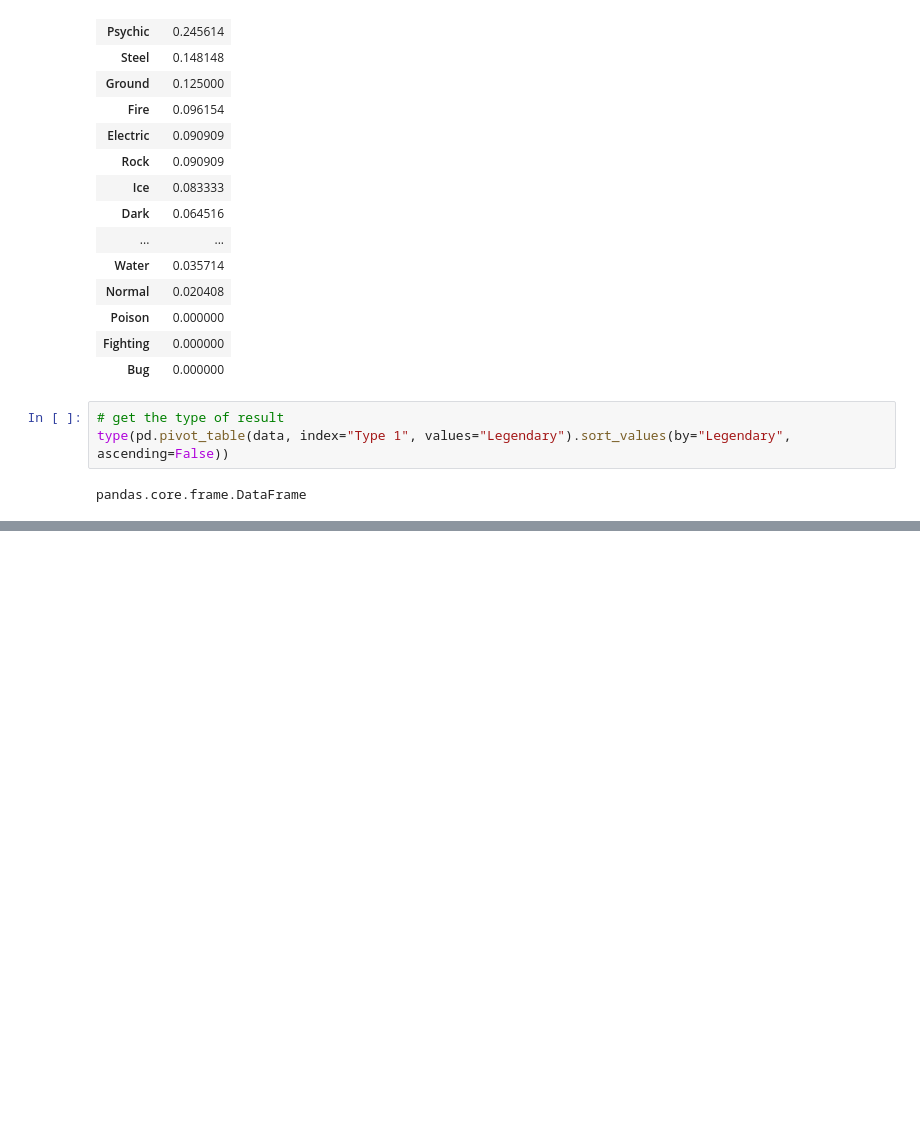
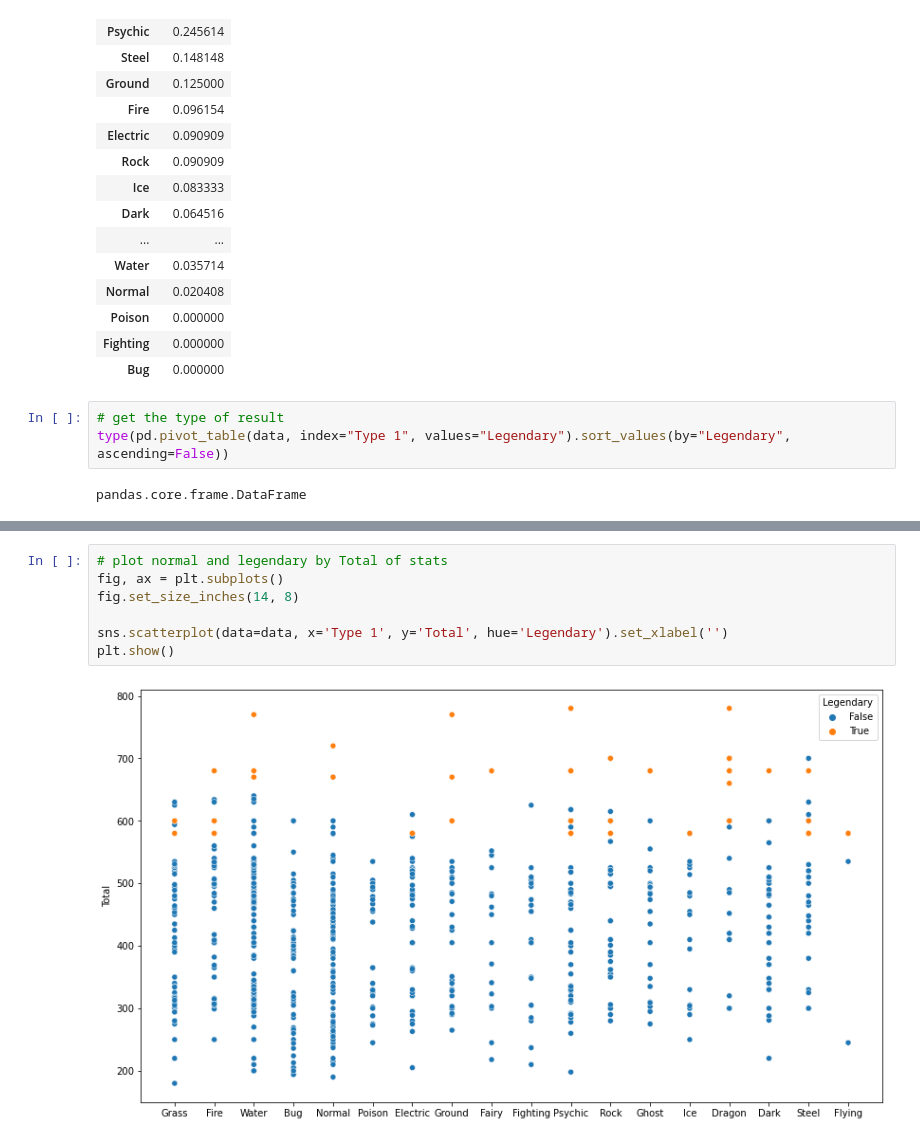
Before and after one commit to jujemu/Aiffel, a Jupyter notebook: Node/N-11.ipynb, the cells around one changed output, grey strips where cells are left out. Drawn from its saved outputs; the diff is of its cells as text; blank space fills up the shorter version.

```diff
--- a/Node/N-11.ipynb
+++ b/Node/N-11.ipynb
@@ -248,0 +310,9 @@ plt.show()
+# %%
+# plot normal and legendary by Total of stats
+fig, ax = plt.subplots()
+fig.set_size_inches(14, 8)
+
+sns.scatterplot(data=data, x='Type 1', y='Total', hue='Legendary').set_xlabel('')
+plt.show()
+# %% [output]
+[figure, added]
```
Also changed, not shown: parts of 19 cells of this notebook, 1 other file.
